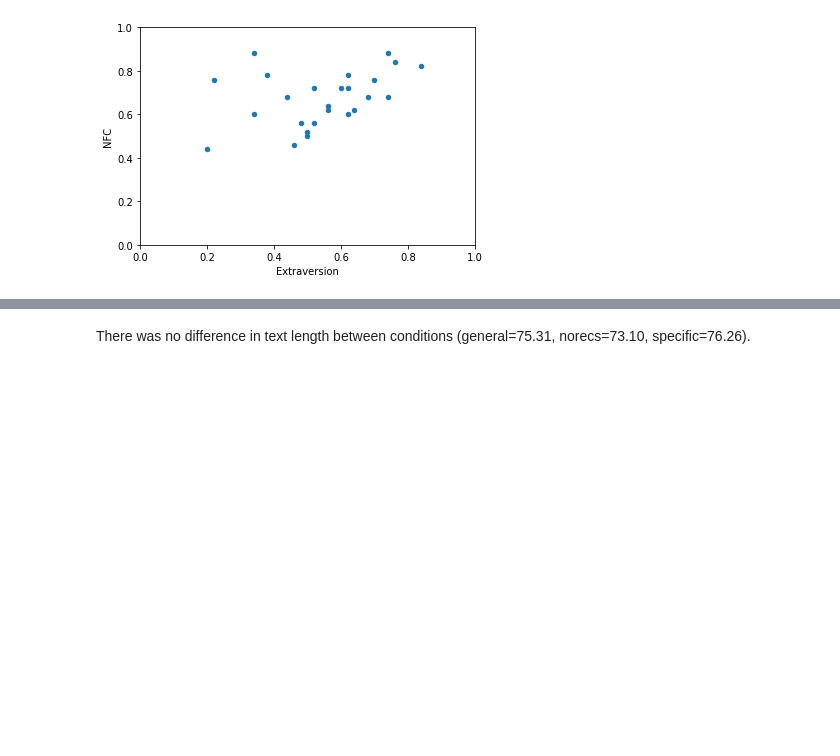
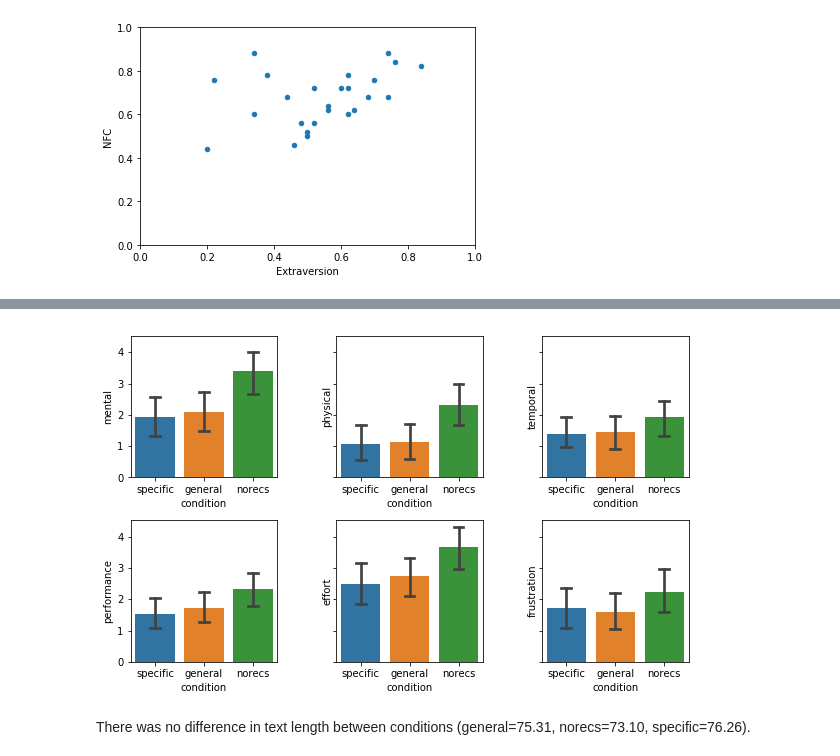
Before and after one commit to kcarnold/textrec, a Jupyter notebook: notebooks/Analysis.ipynb, the cells around one changed output, grey strips where cells are left out. Drawn from its saved outputs; the diff is of its cells as text; code cells hidden in the pictures; blank space fills up the shorter version.

```diff
--- a/notebooks/Analysis.ipynb
+++ b/notebooks/Analysis.ipynb
@@ -152,3 +178,13 @@ The average cognitive load was higher in the no-recommendations condition (gener
+# %%
+tlxen = 'mental physical temporal performance effort frustration'.split()
+fig, axs = plt.subplots(2, 3, figsize=(10,6), sharey=True)
+plt.subplots_adjust(wspace=.4, hspace=.3)
+for i, facet in enumerate(tlxen):
+    ax = axs.ravel()[i]
+    sns.barplot(x='condition', y=facet, data=block_level_data, capsize=.2, ax=ax)
+savefig('tlx_parts')
+# %% [output]
+[figure, added]
 # %%
 sns.barplot(x='condition', y='text_len', data=trial_level_data, capsize=.2);
 savefig('textlen')
```
Also changed, not shown: parts of 26 cells of this notebook, 1 other file.
